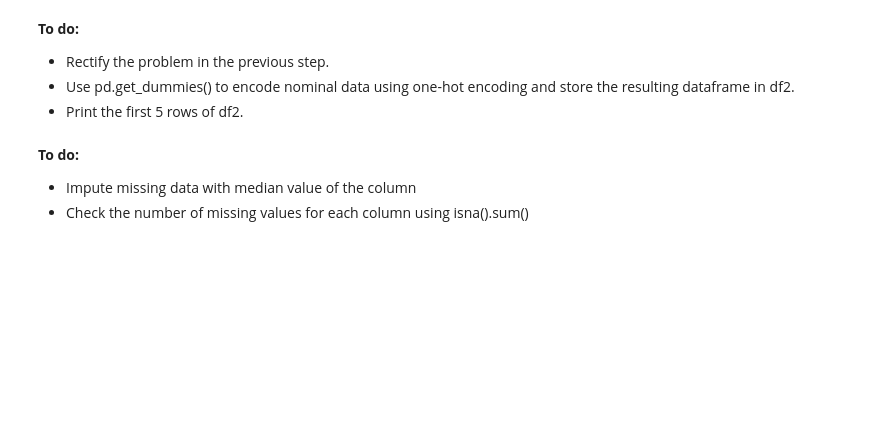
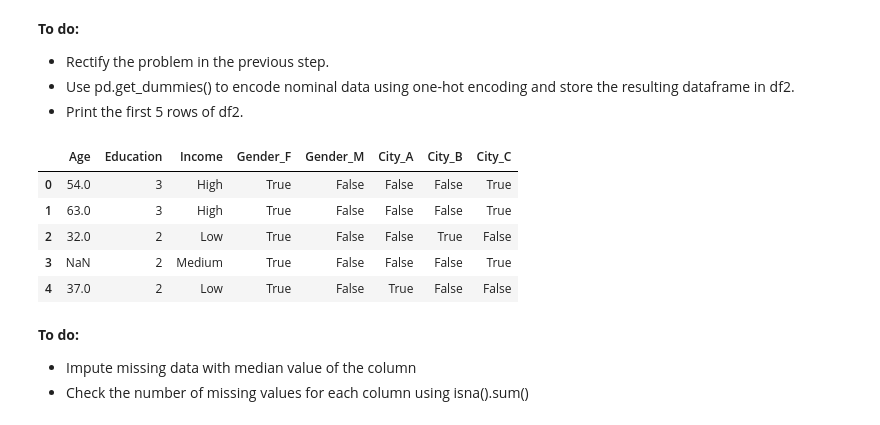
Before and after one commit to wooihaw/mlpy2507, a Jupyter notebook: exercise1.ipynb, the cells around one changed output. Cells and saved outputs as stored; diff of their text form; code cells hidden in the pictures; blank space fills up the shorter version.

```diff
--- a/exercise1.ipynb
+++ b/exercise1.ipynb
@@ -54,6 +175,17 @@ mapping = {'Diploma':1, 'Bachelor':2, 'Master':3, 'PhD':4}
 - Rectify the problem in the previous step.
 - Use pd.get_dummies() to encode nominal data using one-hot encoding and store the resulting dataframe in df2.
 - Print the first 5 rows of df2.
+# %%
+df['Gender'] =df['Gender'].str.upper()
+df2 = pd.get_dummies(df, columns=['Gender', 'City'])
+df2.head(5)
+# %% [output]
+|  | Age | Education | Income | Gender_F | Gender_M | City_A | City_B | City_C |
+| 0 | 54.0 | 3 | High | True | False | False | False | True |
+| 1 | 63.0 | 3 | High | True | False | False | False | True |
+| 2 | 32.0 | 2 | Low | True | False | False | True | False |
+| 3 | NaN | 2 | Medium | True | False | False | False | True |
+| 4 | 37.0 | 2 | Low | True | False | True | False | False |
 # %% [markdown]
 **To do:**
 - Impute missing data with median value of the column
```
Also changed, not shown: parts of 15 cells of this notebook, 3 other files.
